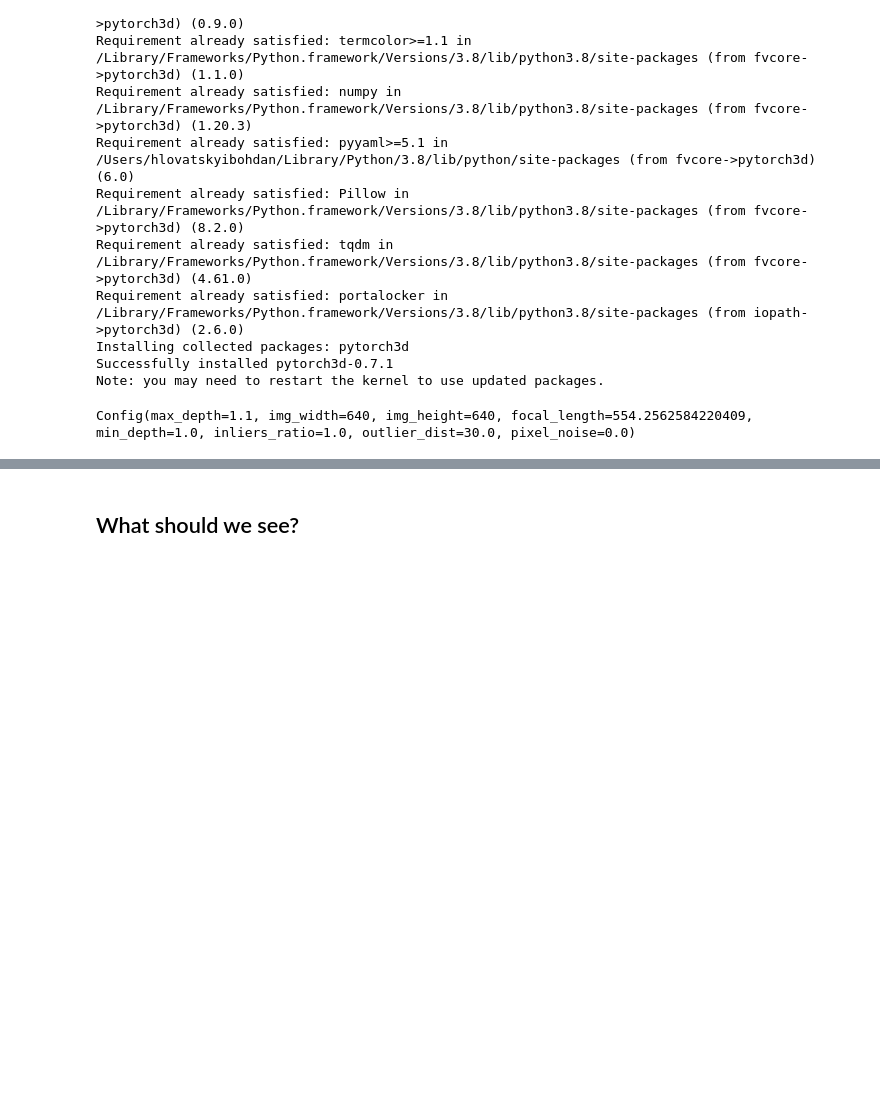
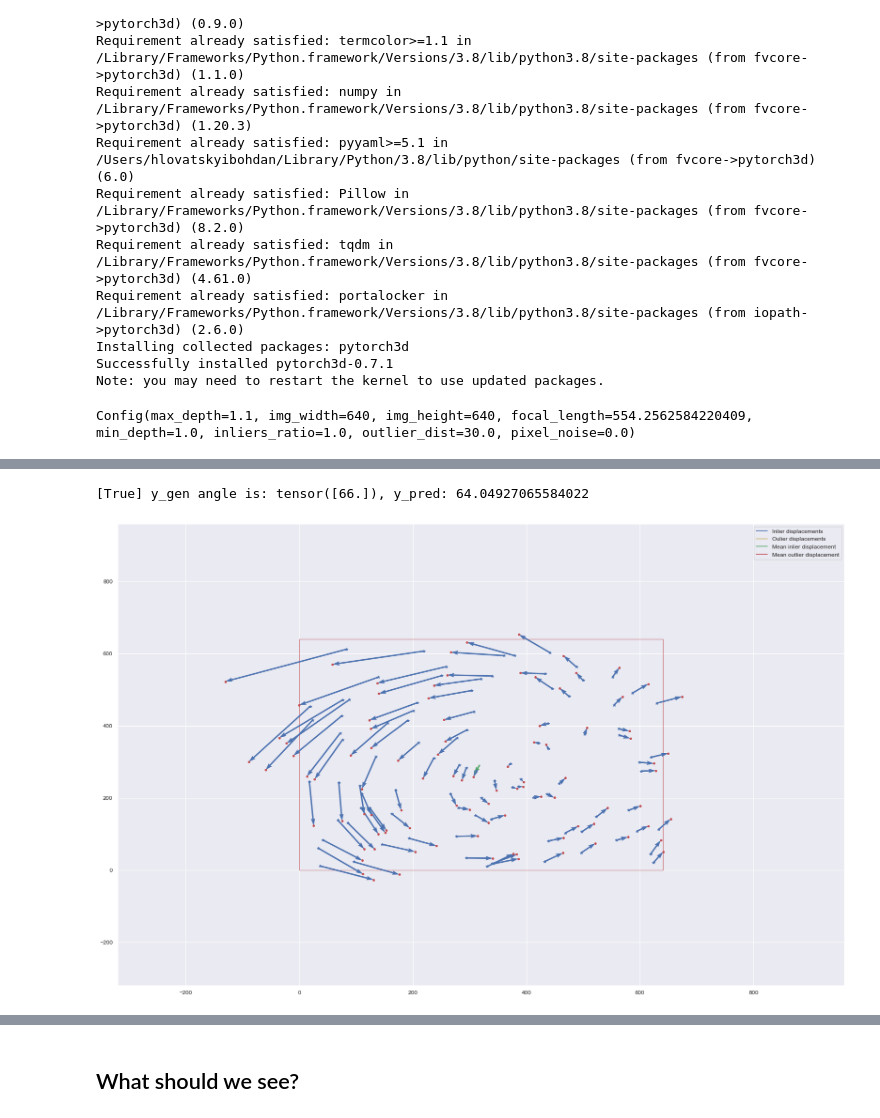
Before and after one commit to bohdanhlovatskyi/pose_estimation, a Jupyter notebook: Solver.ipynb, the cells around one changed output, grey strips where cells are left out. Drawn from its saved outputs; the diff is of its cells as text; code cells hidden in the pictures; blank space fills up the shorter version.

```diff
--- a/Solver.ipynb
+++ b/Solver.ipynb
@@ -527,0 +559,7 @@ for idx in range(1000):
+# %%
+gt, proj, disp, inlier_disp, y_gen, y_pred, generated_from_inliers = get_displacements(100, (0, 30), points_for_solver="min-dist")
+print(f"[{generated_from_inliers}] y_gen angle is: {y_gen}, y_pred: {y_pred}")
+plot_displacements(gt, proj, inlier_disp, conf)
+# %% [output]
+[True] y_gen angle is: tensor([66.]), y_pred: 64.04927065584022
+[figure, added]
```
Also changed, not shown: parts of 16 cells of this notebook, 1 other file.
